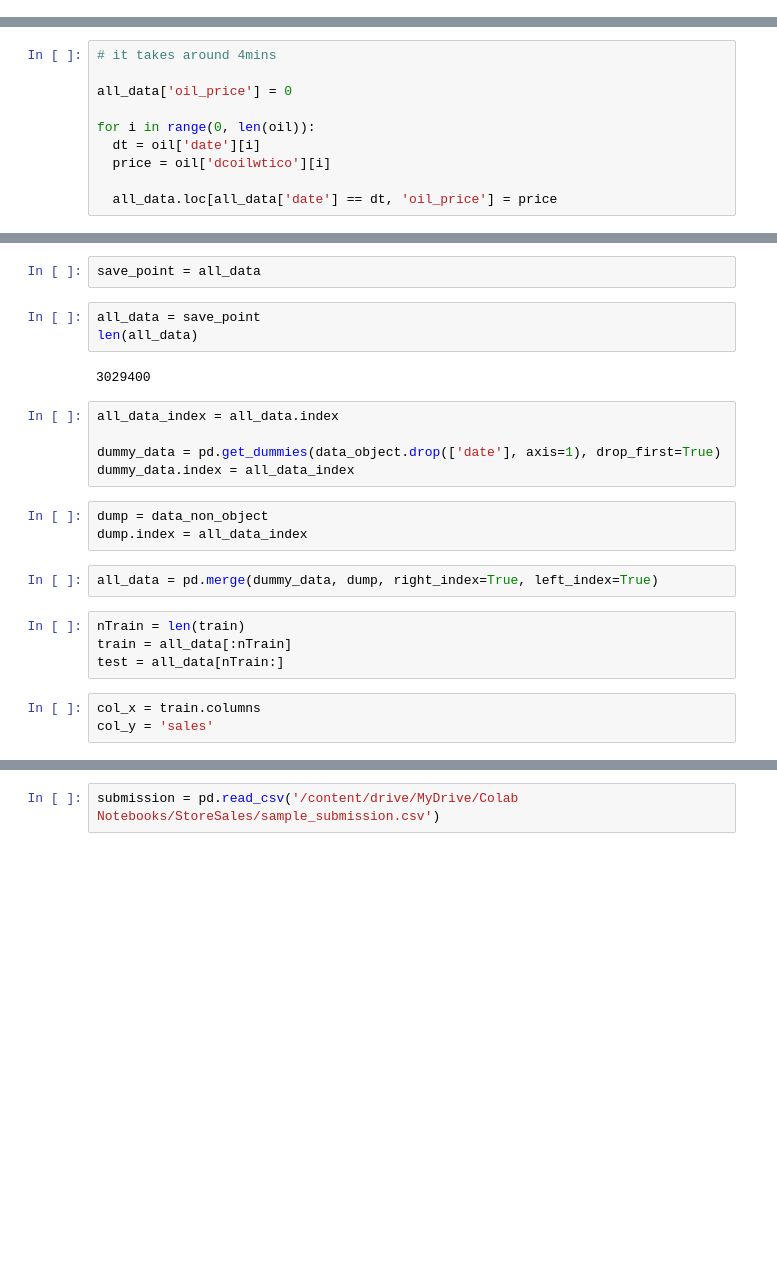
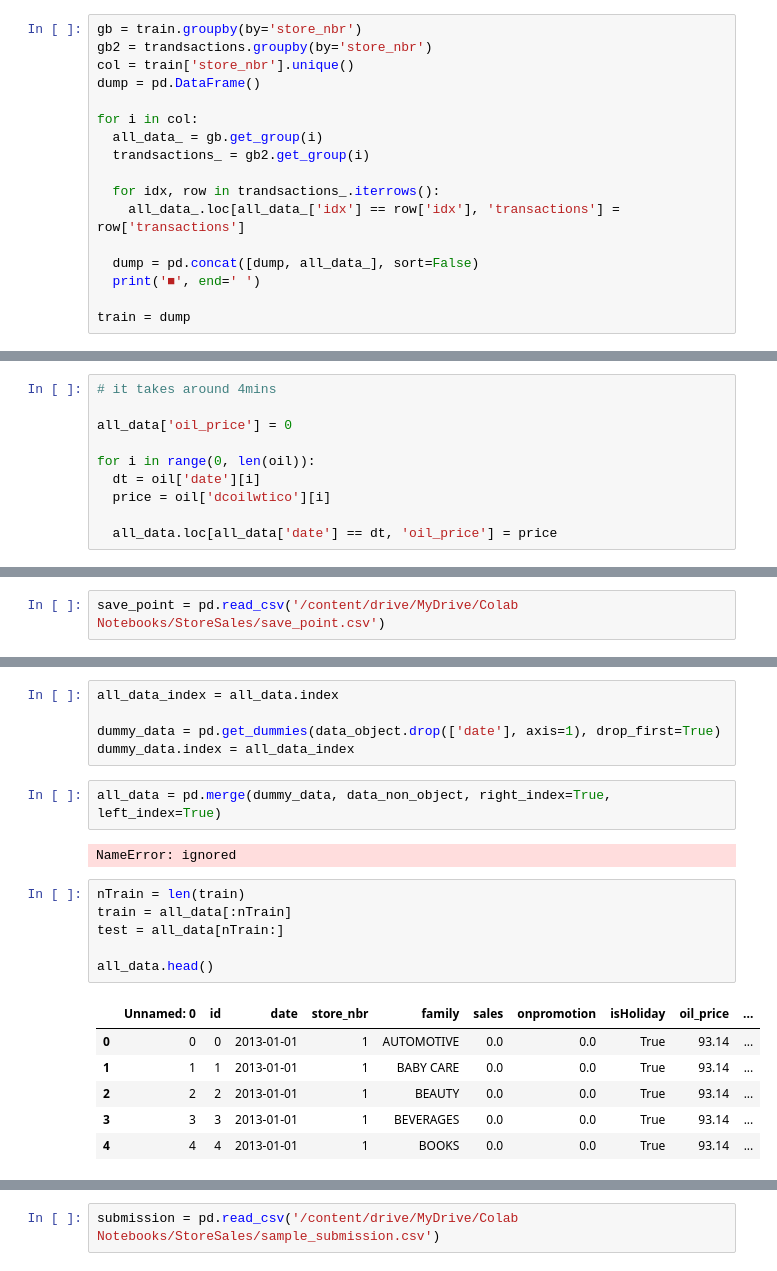
Before and after one commit to dlsdnjs96/Machine_Learning, a Jupyter notebook: StoreSales.ipynb, the cells around one changed output, grey strips where cells are left out. Cells and saved outputs as stored; diff of their text form; blank space fills up the shorter version.

```diff
--- a/StoreSales.ipynb
+++ b/StoreSales.ipynb
@@ -19,3 +19,20 @@ trandsactions = pd.read_csv('/content/drive/MyDrive/Colab Notebooks/StoreSales/t
 # %%
 train.set_index('id', inplace=True)
 test.set_index('id', inplace=True)
+# %%
+gb = train.groupby(by='store_nbr')
+gb2 = trandsactions.groupby(by='store_nbr')
+col = train['store_nbr'].unique()
+dump = pd.DataFrame()
+
+for i in col:
+  all_data_ = gb.get_group(i)
+  trandsactions_ = gb2.get_group(i)
+
+  for idx, row in trandsactions_.iterrows():
+    all_data_.loc[all_data_['idx'] == row['idx'], 'transactions'] = row['transactions']
+
+  dump = pd.concat([dump, all_data_], sort=False)
+  print('■', end=' ')
+
+train = dump
@@ -152,0 +256,2 @@ NameError: ignored
+# %%
+save_point = pd.read_csv('/content/drive/MyDrive/Colab Notebooks/StoreSales/save_point.csv')
@@ -170,24 +277,22 @@ all_data['date_'] = (all_data['year']*10000) + (all_data['month']*100) + all_dat
-# %%
-save_point = all_data
-# %%
-all_data = save_point
-len(all_data)
-# %% [output]
-3029400
 # %%
 all_data_index = all_data.index
 
 dummy_data = pd.get_dummies(data_object.drop(['date'], axis=1), drop_first=True)
 dummy_data.index = all_data_index
-# %%
-dump = data_non_object
-dump.index = all_data_index
 # %%
-all_data = pd.merge(dummy_data, dump, right_index=True, left_index=True)
+all_data = pd.merge(dummy_data, data_non_object, right_index=True, left_index=True)
+# %% [output]
+NameError: ignored
 # %%
 nTrain = len(train)
 train = all_data[:nTrain]
 test = all_data[nTrain:]
+
+all_data.head()
+# %% [output]
+|  | Unnamed: 0 | id | date | store_nbr | family | sales | onpromotion | isHoliday | oil_price | ... |
+| 0 | 0 | 0 | 2013-01-01 | 1 | AUTOMOTIVE | 0.0 | 0.0 | True | 93.14 | ... |
+| 1 | 1 | 1 | 2013-01-01 | 1 | BABY CARE | 0.0 | 0.0 | True | 93.14 | ... |
+| 2 | 2 | 2 | 2013-01-01 | 1 | BEAUTY | 0.0 | 0.0 | True | 93.14 | ... |
+| 3 | 3 | 3 | 2013-01-01 | 1 | BEVERAGES | 0.0 | 0.0 | True | 93.14 | ... |
+| 4 | 4 | 4 | 2013-01-01 | 1 | BOOKS | 0.0 | 0.0 | True | 93.14 | ... |
-# %%
-col_x = train.columns
-col_y = 'sales'
```
Also changed, not shown: parts of 30 cells of this notebook.
